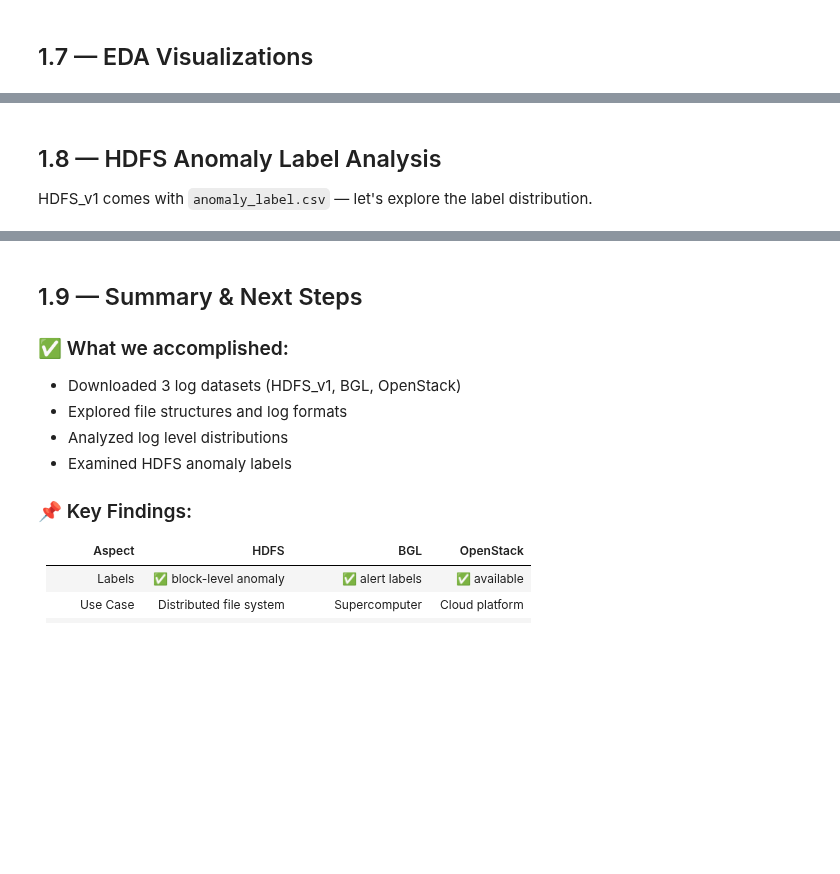
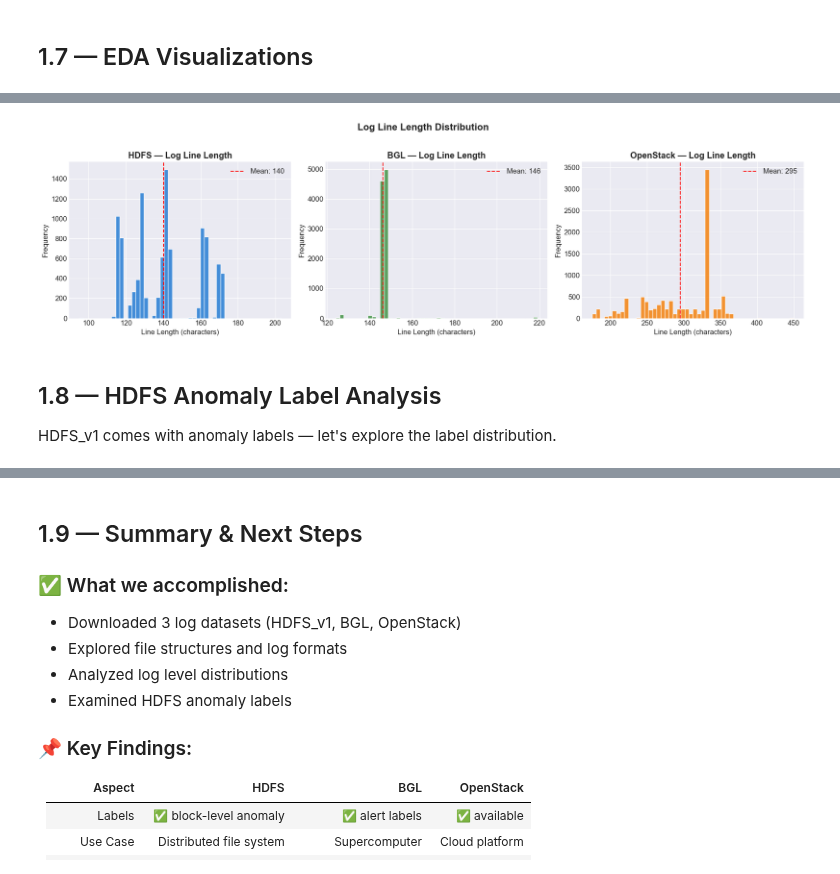
Before and after one commit to NANITH777/multimodal-rca-engine, a Jupyter notebook: notebooks/01_data_acquisition_exploration.ipynb, the cells around one changed output, grey strips where cells are left out. Saved outputs shown, nothing was run; the diff lists cells and outputs as text; code cells hidden in the pictures; blank space fills up the shorter version.

```diff
--- a/notebooks/01_data_acquisition_exploration.ipynb
+++ b/notebooks/01_data_acquisition_exploration.ipynb
@@ -280,35 +412,38 @@ plt.show()
 # %%
 # === Line Length Distribution (Histograms) ===
 
-fig, axes = plt.subplots(1, len(all_stats), figsize=(6 * len(all_stats), 5))
-if len(all_stats) == 1:
-    axes = [axes]
+if all_stats:
+    fig, axes = plt.subplots(1, len(all_stats), figsize=(6 * len(all_stats), 5))
+    if len(all_stats) == 1:
+        axes = [axes]
 
-for ax, s in zip(axes, all_stats):
-    dir_map = {'HDFS': hdfs_dir, 'BGL': bgl_dir, 'OpenStack': openstack_dir}
-    d = dir_map.get(s['dataset'])
-    if d:
-        log_files = [f for f in Path(d).rglob('*') if f.is_file() and f.stat().st_size > 1000
-                     and f.suffix in ['.log', '.csv', '.txt', '']]
-        if log_files:
-            main_file = max(log_files, key=lambda f: f.stat().st_size)
-            sample = read_log_file(main_file, max_lines=10000)
-            lengths = [len(l) for l in sample]
+    dataset_keys_map = {'HDFS': 'hdfs_v1', 'BGL': 'bgl', 'OpenStack': 'openstack'}
 
-            ax.hist(lengths, bins=50, color=bar_colors[all_stats.index(s) % len(bar_colors)],
-                    alpha=0.8, edgecolor='white')
-            ax.axvline(np.mean(lengths), color='red', linestyle='--', label=f'Mean: {np.mean(lengths):.0f}')
-            ax.set_xlabel('Line Length (characters)')
-            ax.set_ylabel('Frequency')
-            ax.set_title(f"{s['dataset']} — Log Line Length", fontweight='bold')
-            ax.legend()
+    for ax, s in zip(axes, all_stats):
+        dk = dataset_keys_map.get(s['dataset'])
+        if dk:
+            files = get_dataset_files(dk)
+            if files and files.get('log_files'):
+                main_file = max(files['log_files'], key=lambda f: f.stat().st_size)
+                sample = read_log_file(main_file, max_lines=10000)
+                lengths = [len(l) for l in sample]
 
-plt.suptitle('Log Line Length Distribution', fontsize=16, fontweight='bold', y=1.02)
-plt.tight_layout()
-plt.savefig(str(FIGURES_DIR / '01_line_length_distribution.png'), dpi=150, bbox_inches='tight')
-plt.show()
+                ax.hist(lengths, bins=50, color=bar_colors[all_stats.index(s) % len(bar_colors)],
+                        alpha=0.8, edgecolor='white')
+                ax.axvline(np.mean(lengths), color='red', linestyle='--', label=f'Mean: {np.mean(lengths):.0f}')
+                ax.set_xlabel('Line Length (characters)')
+                ax.set_ylabel('Frequency')
+                ax.set_title(f"{s['dataset']} — Log Line Length", fontweight='bold')
+                ax.legend()
+
+    plt.suptitle('Log Line Length Distribution', fontsize=16, fontweight='bold', y=1.02)
+    plt.tight_layout()
+    plt.savefig(str(FIGURES_DIR / '01_line_length_distribution.png'), dpi=150, bbox_inches='tight')
+    plt.show()
+# %% [output]
+[figure, added]
 # %% [markdown]
 ## 1.8 — HDFS Anomaly Label Analysis
 
-HDFS_v1 comes with `anomaly_label.csv` — let's explore the label distribution.
+HDFS_v1 comes with anomaly labels — let's explore the label distribution.
 # %%
```
Also changed, not shown: parts of 19 cells of this notebook, 14 other files.
